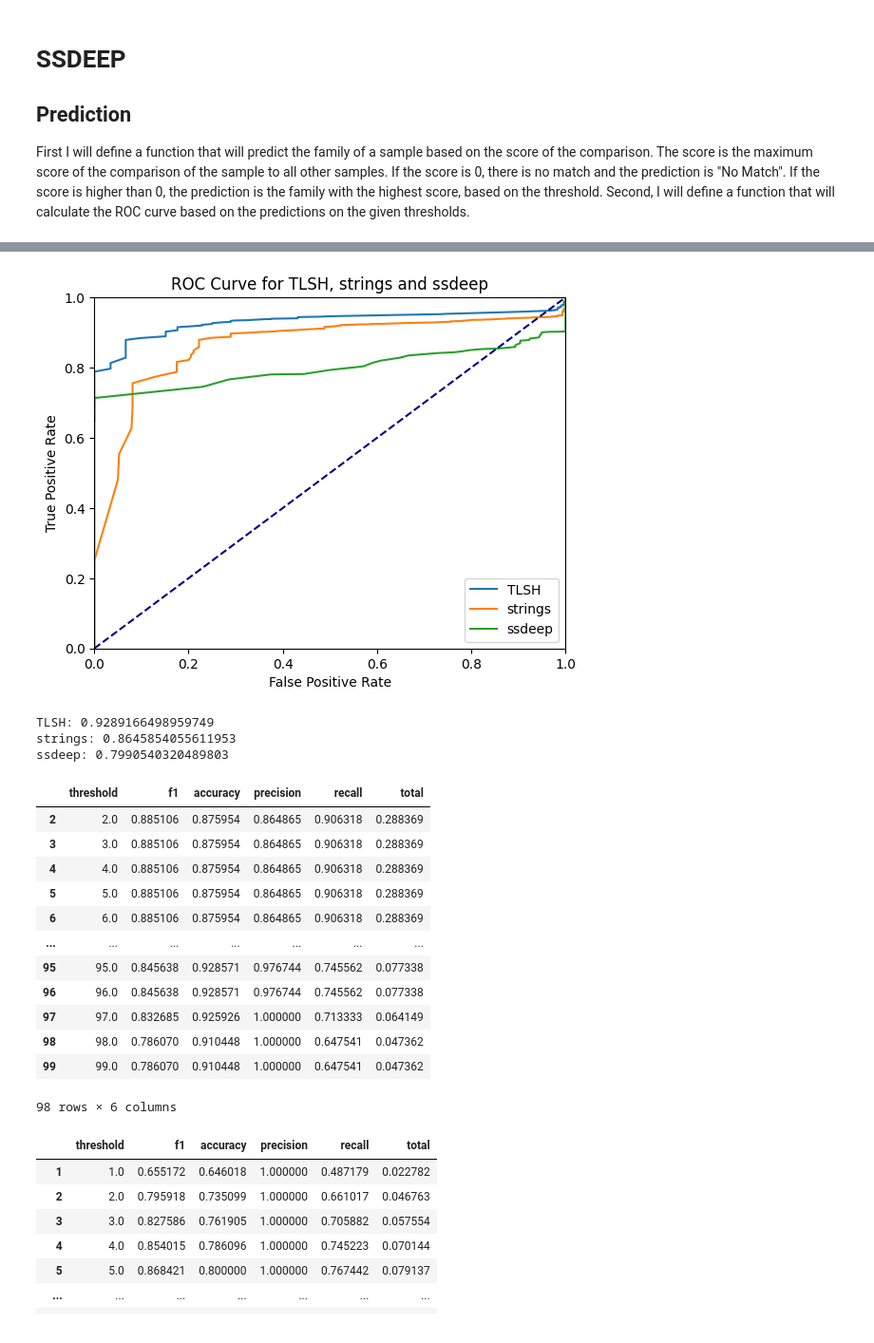
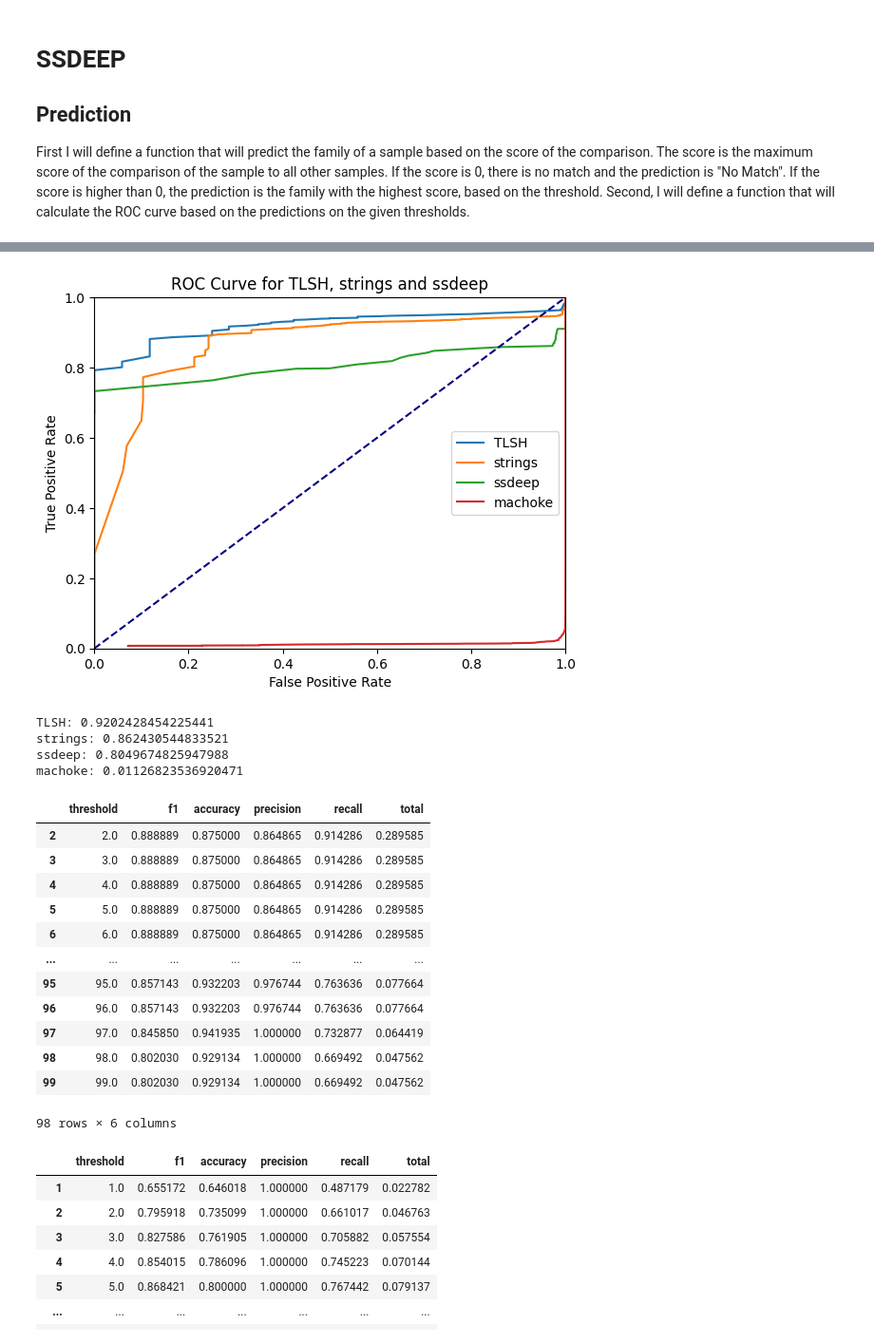
Before and after one commit to edizeqiri/obstkorb, a Jupyter notebook: Analysis/Scicore.ipynb, the cells around one changed output, grey strips where cells are left out. Shown at 95% size. Drawn from its saved outputs; the diff is of its cells as text; code cells hidden in the pictures.

Commit message:
machoke scicore addition

```diff
--- a/Analysis/Scicore.ipynb
+++ b/Analysis/Scicore.ipynb
@@ -167,9 +167,11 @@ The problem currently is, that I do not have other samples which can have no mat
 scicore_filtered["malware"] = False
 size = scicore_filtered.shape[0] / 20
 malware = pd.DataFrame(list(db["malware"].aggregate([{"$sample": {"size": size}}])))
+machoke_malw = pd.DataFrame(list(db["mnm"].aggregate([{"$sample": {"size": size}}])))
 malware["malware"] = True
-
-scicore_concat = pd.concat([scicore_filtered, malware])
+machoke_malw["malware"] = True
+conni = pd.concat([malware, machoke_malw])
+scicore_concat = pd.concat([scicore_filtered, conni])
 
 scicore_concat
 # %% [output]
@@ -377,6 +382,5 @@ result_ssdeep[result_ssdeep["Diff Score"] == 0]
 # %%
 def ssdeep_thresh(s):
-    s = s.loc[s.groupby('ssdeep 1')["Diff Score"].idxmax()]
     ssdeep_th = pd.DataFrame(columns=["threshold", "true_positive_rate", "false_positive_rate"])
     comp_to_sci = s[s["Malware 1"] == False]
     compt_to_malware = s[s["Malware 2"] == True]
@@ -396,7 +400,8 @@ def ssdeep_thresh(s):
         # Append results to DataFrame
         ssdeep_th.loc[i] = [i, TPR, FPR]
     return ssdeep_th
-d = ssdeep_thresh(result_ssdeep)
+d = result_ssdeep.loc[result_ssdeep.groupby('ssdeep 1')["Diff Score"].idxmax()]
+d = ssdeep_thresh(d)
 d
 # %% [output]
 |  | threshold | true_positive_rate | false_positive_rate |
@@ -414,0 +477,3 @@ d
+# %%
+m = ssdeep_thresh(machoke_best)
+m
@@ -415,31 +494,34 @@ d
 # %%
 # plot the roc curve of variable 'd', 't', 's'
 plt.plot(p["false_positive_rate"], p["true_positive_rate"], label="TLSH")
 plt.plot(s["false_positive_rate"], s["true_positive_rate"], label="strings")
 plt.plot(d["false_positive_rate"], d["true_positive_rate"], label="ssdeep")
+plt.plot(m["false_positive_rate"], m["true_positive_rate"], label="machoke")
 plt.plot([0, 1], [0, 1], color='navy', linestyle='--')
 plt.legend()
 plt.xlabel("False Positive Rate")
 plt.ylabel("True Positive Rate")
 plt.title("ROC Curve for TLSH, strings and ssdeep")
 plt.xlim([0.0, 1.0])
 plt.ylim([0.0, 1.0])
 plt.show()
 # %% [output]
-[figure, old version]
+[figure, new version]
 # %%
 # calculate the area under the curve for variable 'd', 't', 's'
 from sklearn.metrics import auc
 print(f"TLSH: {auc(p['false_positive_rate'], p['true_positive_rate'])}")
 print(f"strings: {auc(s['false_positive_rate'], s['true_positive_rate'])}")
 print(f"ssdeep: {auc(d['false_positive_rate'], d['true_positive_rate'])}")
+print(f"machoke: {auc(m['false_positive_rate'], m['true_positive_rate'])}")
 # %% [output]
-TLSH: 0.9289166498959749
-strings: 0.8645854055611953
-ssdeep: 0.7990540320489803
+TLSH: 0.9202428454225441
+strings: 0.862430544833521
+ssdeep: 0.8049674825947988
+machoke: 0.01126823536920471
 # %%
 def ssdeep_f1(s):
-    s = s.loc[s.groupby('ssdeep 1')["Diff Score"].idxmax()]
+
     ssdeep_th = pd.DataFrame(columns=["threshold", "f1", "accuracy", "precision", "recall","total"])
     comp_to_sci = s[s["Malware 1"] == False]
     compt_to_malware = s[s["Malware 2"] == True]
@@ -463,21 +545,22 @@ def ssdeep_f1(s):
         # Append results to DataFrame
         ssdeep_th.loc[i] = [i, f1, accuracy, precision, recall, total]
     return ssdeep_th
-f1_ssdeep = ssdeep_f1(ssdeep_comb())
+f1_ssdeep = ssdeep_f1(result_ssdeep.loc[result_ssdeep.groupby('ssdeep 1')["Diff Score"].idxmax()])
+f1_machoke = ssdeep_f1(machoke_best)
 f1_ssdeep
 # %% [output]
 |  | threshold | f1 | accuracy | precision | recall | total |
-| 2 | 2.0 | 0.885106 | 0.875954 | 0.864865 | 0.906318 | 0.288369 |
-| 3 | 3.0 | 0.885106 | 0.875954 | 0.864865 | 0.906318 | 0.288369 |
-| 4 | 4.0 | 0.885106 | 0.875954 | 0.864865 | 0.906318 | 0.288369 |
-| 5 | 5.0 | 0.885106 | 0.875954 | 0.864865 | 0.906318 | 0.288369 |
-| 6 | 6.0 | 0.885106 | 0.875954 | 0.864865 | 0.906318 | 0.288369 |
+| 2 | 2.0 | 0.888889 | 0.875000 | 0.864865 | 0.914286 | 0.289585 |
+| 3 | 3.0 | 0.888889 | 0.875000 | 0.864865 | 0.914286 | 0.289585 |
+| 4 | 4.0 | 0.888889 | 0.875000 | 0.864865 | 0.914286 | 0.289585 |
+| 5 | 5.0 | 0.888889 | 0.875000 | 0.864865 | 0.914286 | 0.289585 |
+| 6 | 6.0 | 0.888889 | 0.875000 | 0.864865 | 0.914286 | 0.289585 |
 | ... | ... | ... | ... | ... | ... | ... |
-| 95 | 95.0 | 0.845638 | 0.928571 | 0.976744 | 0.745562 | 0.077338 |
-| 96 | 96.0 | 0.845638 | 0.928571 | 0.976744 | 0.745562 | 0.077338 |
-| 97 | 97.0 | 0.832685 | 0.925926 | 1.000000 | 0.713333 | 0.064149 |
-| 98 | 98.0 | 0.786070 | 0.910448 | 1.000000 | 0.647541 | 0.047362 |
-| 99 | 99.0 | 0.786070 | 0.910448 | 1.000000 | 0.647541 | 0.047362 |
+| 95 | 95.0 | 0.857143 | 0.932203 | 0.976744 | 0.763636 | 0.077664 |
+| 96 | 96.0 | 0.857143 | 0.932203 | 0.976744 | 0.763636 | 0.077664 |
+| 97 | 97.0 | 0.845850 | 0.941935 | 1.000000 | 0.732877 | 0.064419 |
+| 98 | 98.0 | 0.802030 | 0.929134 | 1.000000 | 0.669492 | 0.047562 |
+| 99 | 99.0 | 0.802030 | 0.929134 | 1.000000 | 0.669492 | 0.047562 |
 98 rows × 6 columns
 # %%
 f1_tlsh
```
Also changed, not shown: parts of 13 cells of this notebook, 6 other files.
